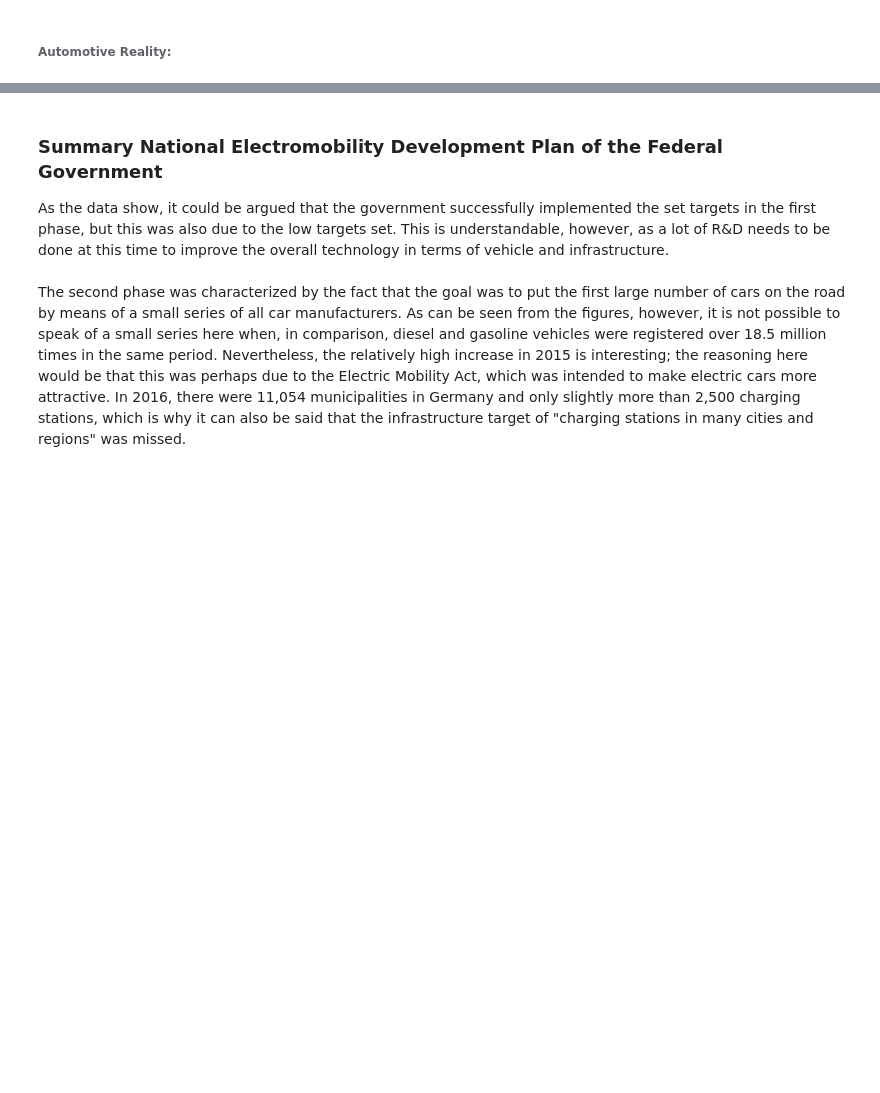
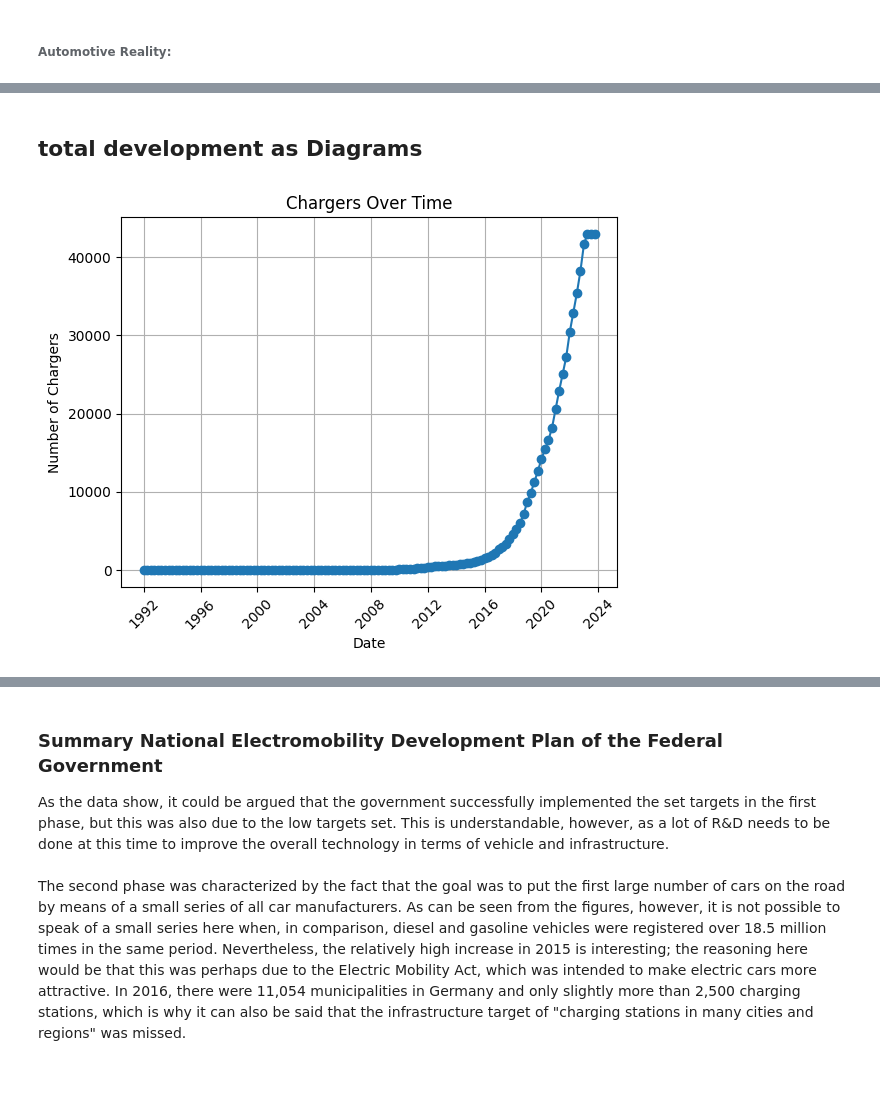
Before and after one commit to Lavicola/2023-amse-lavicola, a Jupyter notebook: project/report.ipynb, the cells around one changed output, grey strips where cells are left out. Saved outputs shown, nothing was run; the diff lists cells and outputs as text; code cells hidden in the pictures; blank space fills up the shorter version.

```diff
--- a/project/report.ipynb
+++ b/project/report.ipynb
@@ -156,0 +166,6 @@ plot_cars([2017,2018,2019,2020])
+# %% [markdown]
+## total development as Diagrams
+# %%
+cumulative_chargers()
+# %% [output]
+[figure, added]
```
Also changed, not shown: parts of 18 cells of this notebook, 1 other file.
